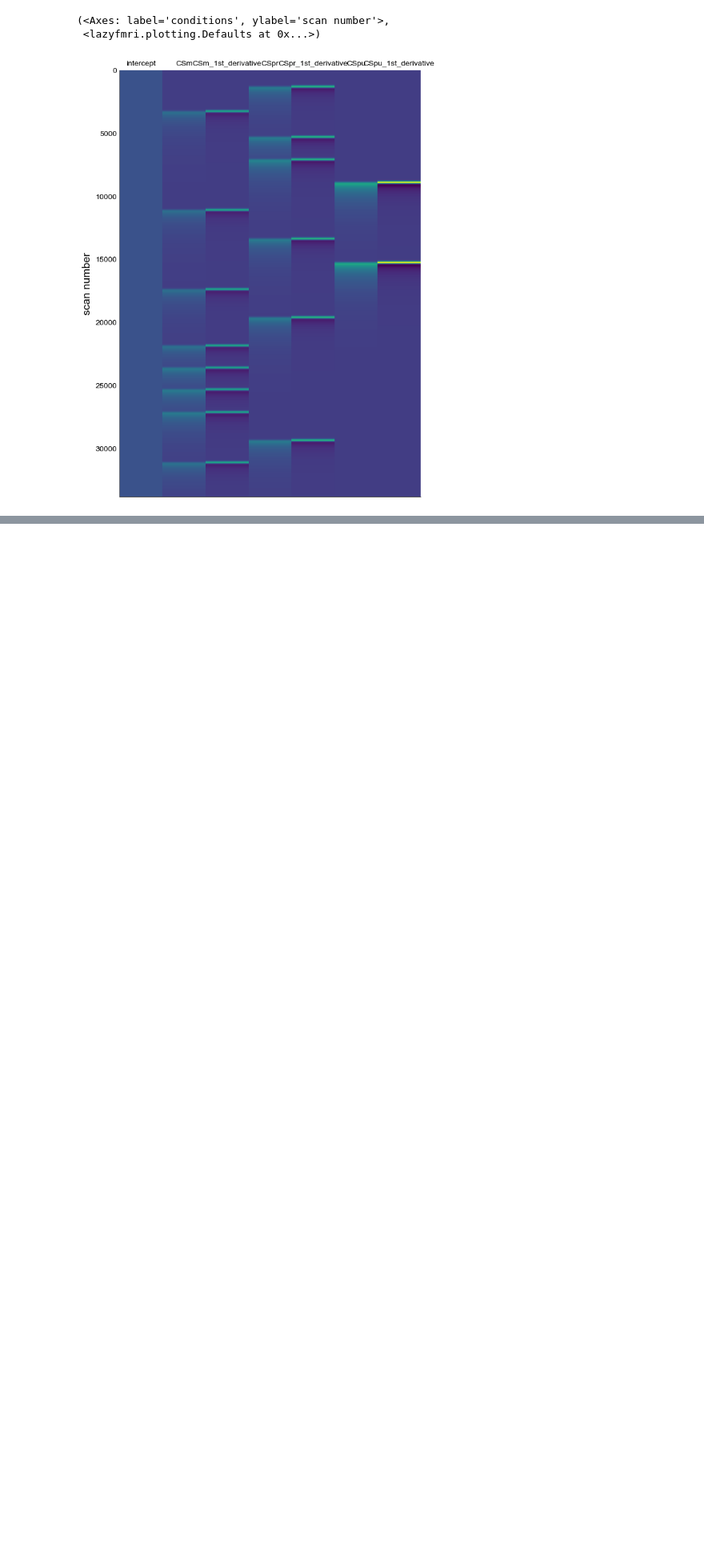
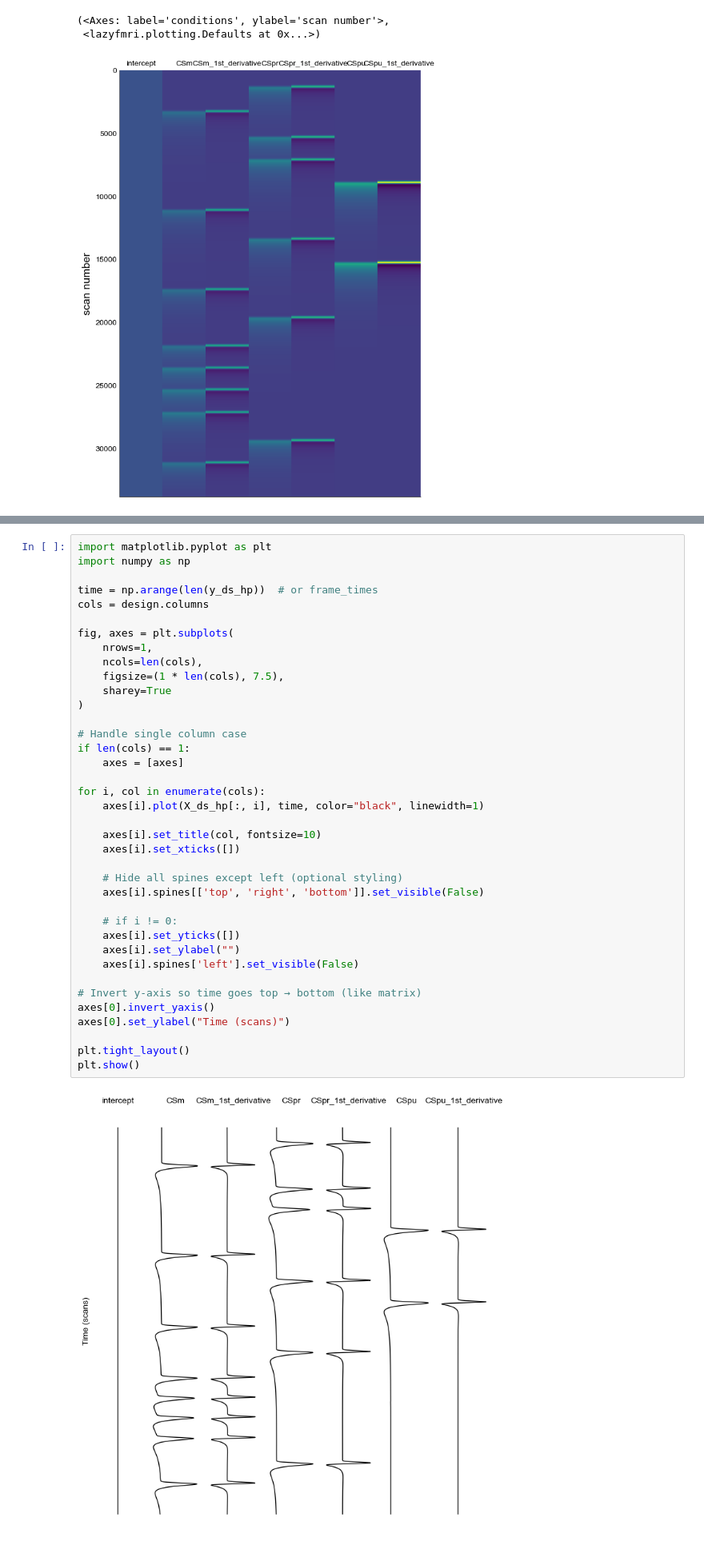
Before and after one commit to gjheij/calinet-main, a Jupyter notebook: notebooks/calinet_glm.ipynb, the cells around one changed output, grey strips where cells are left out. Shown at 80% size. Cells and saved outputs as stored; diff of their text form; blank space fills up the shorter version.

Commit message:
[ENH]: add PsPM-like filtering

```diff
--- a/notebooks/calinet_glm.ipynb
+++ b/notebooks/calinet_glm.ipynb
@@ -223,0 +230,40 @@ plt.show()
+# %%
+import matplotlib.pyplot as plt
+import numpy as np
+
+time = np.arange(len(y_ds_hp))  # or frame_times
+cols = design.columns
+
+fig, axes = plt.subplots(
+    nrows=1,
+    ncols=len(cols),
+    figsize=(1 * len(cols), 7.5),
+    sharey=True
+)
+
+# Handle single column case
+if len(cols) == 1:
+    axes = [axes]
+
+for i, col in enumerate(cols):
+    axes[i].plot(X_ds_hp[:, i], time, color="black", linewidth=1)
+
+    axes[i].set_title(col, fontsize=10)
+    axes[i].set_xticks([])
+
+    # Hide all spines except left (optional styling)
+    axes[i].spines[['top', 'right', 'bottom']].set_visible(False)
+
+    # if i != 0:
+    axes[i].set_yticks([])
+    axes[i].set_ylabel("")
+    axes[i].spines['left'].set_visible(False)
+
+# Invert y-axis so time goes top → bottom (like matrix)
+axes[0].invert_yaxis()
+axes[0].set_ylabel("Time (scans)")
+
+plt.tight_layout()
+plt.show()
+# %% [output]
+[figure, added]
```
Also changed, not shown: parts of 20 cells of this notebook, 1 other file.
